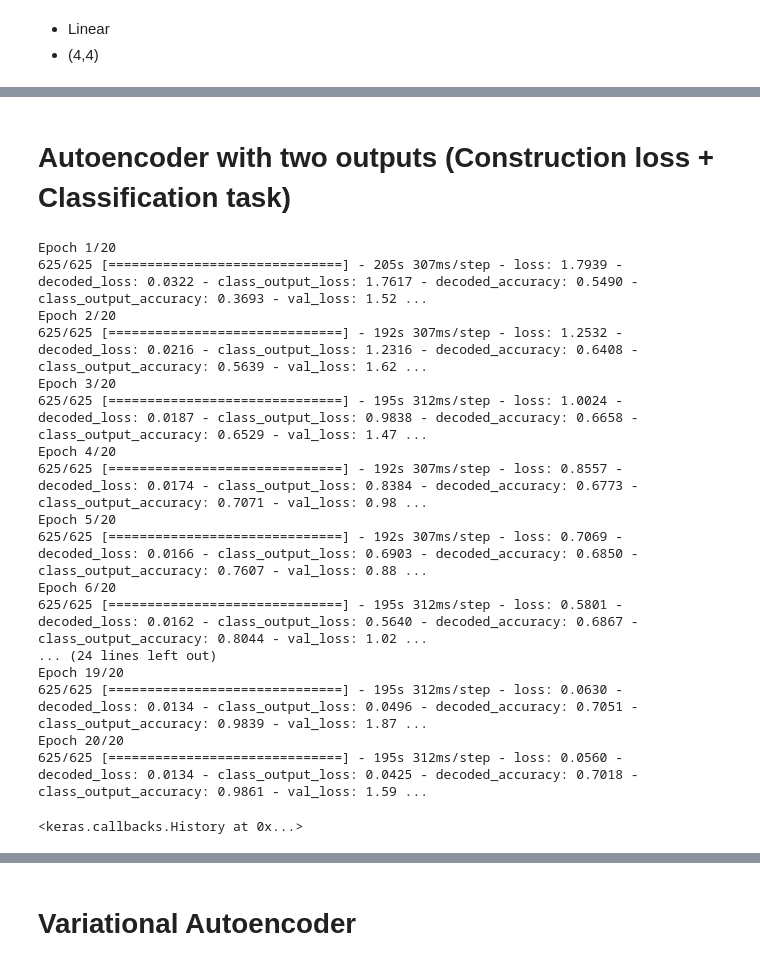
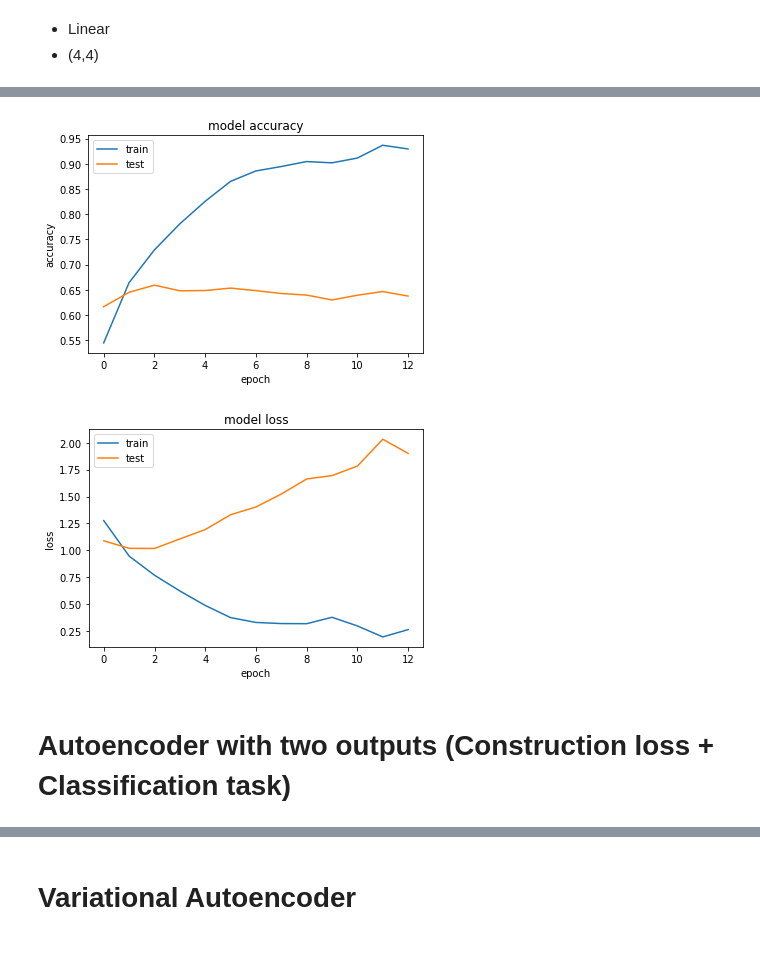
Before and after one commit to tuankasfee/Machine_learning_projects, a Jupyter notebook: Autoencoder with CIFAR/Autoencoder_with_CIFAR_dataset.ipynb, the cells around one changed output, grey strips where cells are left out. Drawn from its saved outputs; the diff is of its cells as text; code cells hidden in the pictures.

```diff
--- a/Autoencoder with CIFAR/Autoencoder_with_CIFAR_dataset.ipynb
+++ b/Autoencoder with CIFAR/Autoencoder_with_CIFAR_dataset.ipynb
@@ -412,3 +415,8 @@ K.clear_session()
+# %%
+show_performance(history)
+# %% [output]
+[figure, added]
+[figure, added]
 # %% [markdown]
 # Autoencoder with two outputs (Construction loss + Classification task)
 # %%
@@ -463,28 +471,10 @@ losses ={ 'decoded':keras.losses.MeanSquaredError(),
 
 autoencoder.compile(optimizer='adam', loss=losses, metrics="accuracy")
 # %%
-autoencoder.fit(x=x_train, y={'decoded': x_train, 'class_output': y_train_cat},
-                epochs=20,
+es = EarlyStopping(monitor='val_class_output_accuracy', mode='max', verbose=1, patience=10)
+autoencoder.fit(x=x_train, y={'decoded': x_train, 'class_output': y_train},
+                epochs=100,
                 batch_size=64,
                 shuffle=True,
-                validation_data=(x_val, {'decoded': x_val, 'class_output': y_val_cat}),
-                callbacks=[TensorBoard(log_dir='/tmp/autoencoder')])
+                validation_data=(x_val, {'decoded': x_val, 'class_output': y_val}),
+                callbacks=[TensorBoard(log_dir='/tmp/autoencoder'),es])
-# %% [output]
-Epoch 1/20
-625/625 [==============================] - 205s 307ms/step - loss: 1.7939 - decoded_loss: 0.0322 - class_output_loss: 1.7617 - decoded_accuracy: 0.5490 - class_output_accuracy: 0.3693 - val_loss: 1.52 ...
-Epoch 2/20
-625/625 [==============================] - 192s 307ms/step - loss: 1.2532 - decoded_loss: 0.0216 - class_output_loss: 1.2316 - decoded_accuracy: 0.6408 - class_output_accuracy: 0.5639 - val_loss: 1.62 ...
-Epoch 3/20
-625/625 [==============================] - 195s 312ms/step - loss: 1.0024 - decoded_loss: 0.0187 - class_output_loss: 0.9838 - decoded_accuracy: 0.6658 - class_output_accuracy: 0.6529 - val_loss: 1.47 ...
-Epoch 4/20
-625/625 [==============================] - 192s 307ms/step - loss: 0.8557 - decoded_loss: 0.0174 - class_output_loss: 0.8384 - decoded_accuracy: 0.6773 - class_output_accuracy: 0.7071 - val_loss: 0.98 ...
-Epoch 5/20
-625/625 [==============================] - 192s 307ms/step - loss: 0.7069 - decoded_loss: 0.0166 - class_output_loss: 0.6903 - decoded_accuracy: 0.6850 - class_output_accuracy: 0.7607 - val_loss: 0.88 ...
-Epoch 6/20
-625/625 [==============================] - 195s 312ms/step - loss: 0.5801 - decoded_loss: 0.0162 - class_output_loss: 0.5640 - decoded_accuracy: 0.6867 - class_output_accuracy: 0.8044 - val_loss: 1.02 ...
-... (24 lines left out)
-Epoch 19/20
-625/625 [==============================] - 195s 312ms/step - loss: 0.0630 - decoded_loss: 0.0134 - class_output_loss: 0.0496 - decoded_accuracy: 0.7051 - class_output_accuracy: 0.9839 - val_loss: 1.87 ...
-Epoch 20/20
-625/625 [==============================] - 195s 312ms/step - loss: 0.0560 - decoded_loss: 0.0134 - class_output_loss: 0.0425 - decoded_accuracy: 0.7018 - class_output_accuracy: 0.9861 - val_loss: 1.59 ...
-<keras.callbacks.History at 0x...>
```
Also changed, not shown: parts of 46 cells of this notebook.
